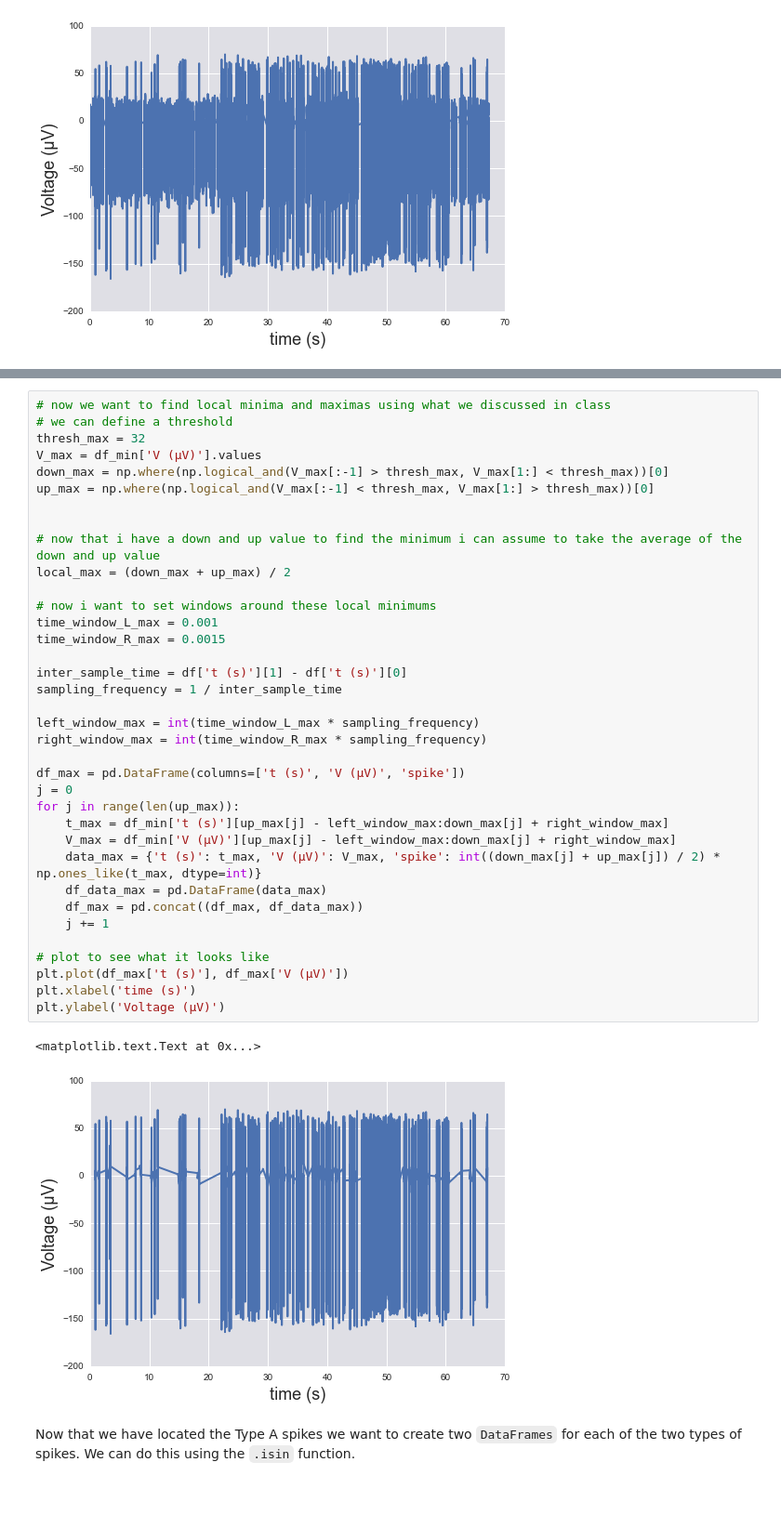
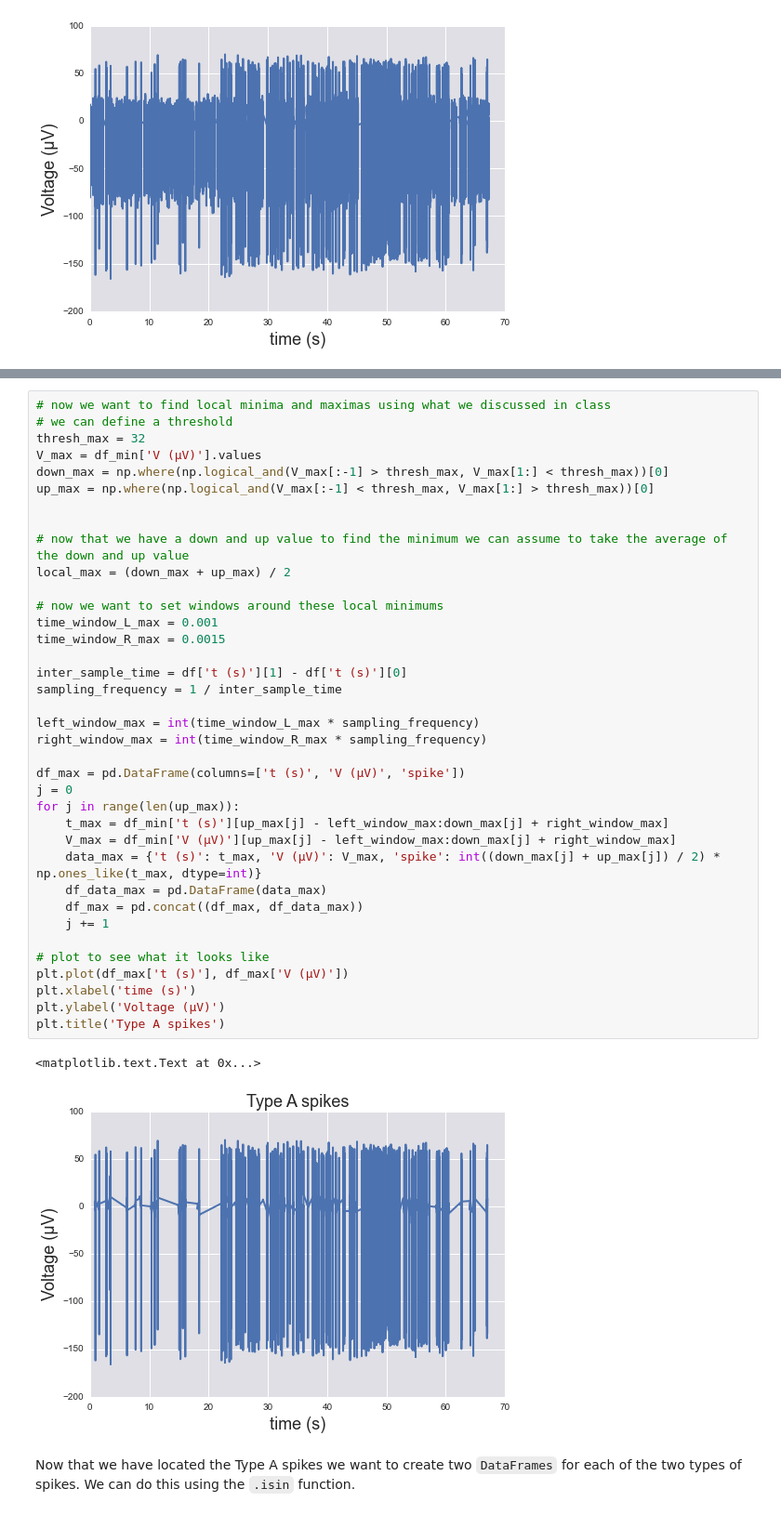
Before and after one commit to shashank-gandhi/DataAnalysisHomeworkRepository, a Jupyter notebook: Homework6/group3_hw6_problem2.ipynb, the cells around one changed output, grey strips where cells are left out. Shown at 93% size. Cells and saved outputs as stored; diff of their text form.

```diff
--- a/Homework6/group3_hw6_problem2.ipynb
+++ b/Homework6/group3_hw6_problem2.ipynb
@@ -103,36 +103,37 @@ down_max = np.where(np.logical_and(V_max[:-1] > thresh_max, V_max[1:] < thresh_m
 up_max = np.where(np.logical_and(V_max[:-1] < thresh_max, V_max[1:] > thresh_max))[0]
 
 
-# now that i have a down and up value to find the minimum i can assume to take the average of the down and up value
+# now that we have a down and up value to find the minimum we can assume to take the average of the down and up value
 local_max = (down_max + up_max) / 2
 
-# now i want to set windows around these local minimums
+# now we want to set windows around these local minimums
 time_window_L_max = 0.001
 time_window_R_max = 0.0015
 
 inter_sample_time = df['t (s)'][1] - df['t (s)'][0]
 sampling_frequency = 1 / inter_sample_time
 
 left_window_max = int(time_window_L_max * sampling_frequency)
 right_window_max = int(time_window_R_max * sampling_frequency)
 
 df_max = pd.DataFrame(columns=['t (s)', 'V (µV)', 'spike'])
 j = 0
 for j in range(len(up_max)):
     t_max = df_min['t (s)'][up_max[j] - left_window_max:down_max[j] + right_window_max]
     V_max = df_min['V (µV)'][up_max[j] - left_window_max:down_max[j] + right_window_max]
     data_max = {'t (s)': t_max, 'V (µV)': V_max, 'spike': int((down_max[j] + up_max[j]) / 2) * np.ones_like(t_max, dtype=int)}
     df_data_max = pd.DataFrame(data_max)
     df_max = pd.concat((df_max, df_data_max))
     j += 1
 
 # plot to see what it looks like
 plt.plot(df_max['t (s)'], df_max['V (µV)'])
 plt.xlabel('time (s)')
 plt.ylabel('Voltage (µV)')
+plt.title('Type A spikes')
 # %% [output]
 <matplotlib.text.Text at 0x...>
-[figure, old version]
+[figure, new version]
 # %% [markdown]
 Now that we have located the Type A spikes we want to create two `DataFrames` for each of the two types of spikes. We can do this using the `.isin` function.
 # %%
```
Also changed, not shown: parts of 4 cells of this notebook, 1 other file.
